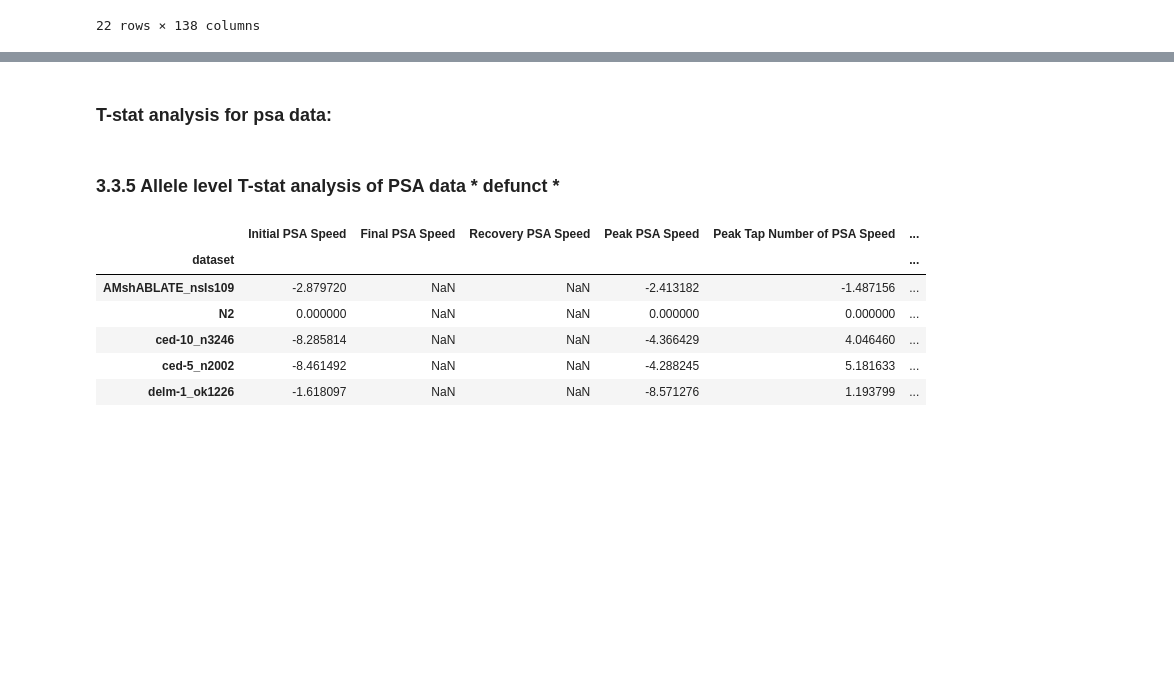
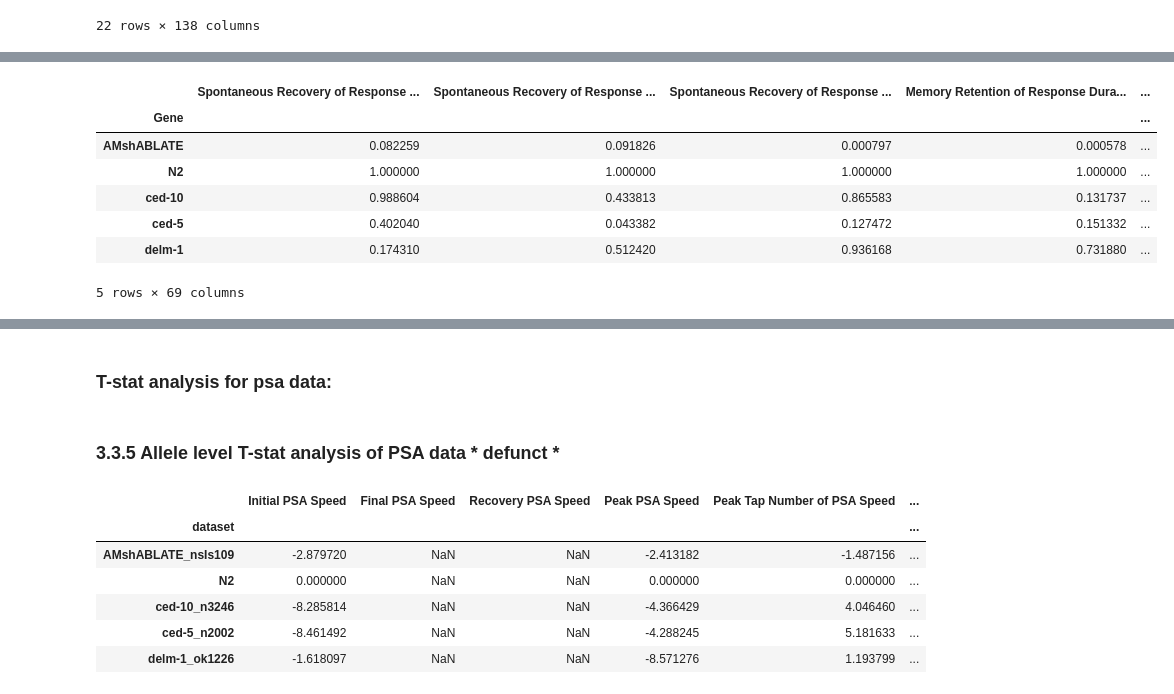
Before and after one commit to JosephLiangUBC/MWT_Dashboard, a Jupyter notebook: Step4_data_processing_for_db.ipynb, the cells around one changed output, grey strips where cells are left out. Cells and saved outputs as stored; diff of their text form; code cells hidden in the pictures; blank space fills up the shorter version.

Commit message:
Added T-test Pvals

```diff
--- a/Step4_data_processing_for_db.ipynb
+++ b/Step4_data_processing_for_db.ipynb
@@ -1653,0 +1665,18 @@ PD_habituation_Tstats
+# %%
+# Extract p-value columns (every second column starting from index 1)
+PD_habituation_Tstats_pvals = PD_habituation_Tstats.iloc[:, 1::2].copy()
+PD_habituation_Tstats_final = PD_habituation_Tstats.iloc[:, ::2].copy()
+
+# Rename columns to remove '_x' suffix if present and clarify they are p-values
+PD_habituation_Tstats_pvals.columns = [col if 'p-value' in col else col + ' p-value' for col in PD_habituation_Tstats_pvals.columns]
+
+PD_habituation_Tstats_pvals.head()
+# %% [output]
+|  | Spontaneous Recovery of Response ... | Spontaneous Recovery of Response ... | Spontaneous Recovery of Response ... | Memory Retention of Response Dura... | ... |
+| Gene |  |  |  |  | ... |
+| AMshABLATE | 0.082259 | 0.091826 | 0.000797 | 0.000578 | ... |
+| N2 | 1.000000 | 1.000000 | 1.000000 | 1.000000 | ... |
+| ced-10 | 0.988604 | 0.433813 | 0.865583 | 0.131737 | ... |
+| ced-5 | 0.402040 | 0.043382 | 0.127472 | 0.151332 | ... |
+| delm-1 | 0.174310 | 0.512420 | 0.936168 | 0.731880 | ... |
+5 rows × 69 columns
```
Also changed, not shown: parts of 6 cells of this notebook.
